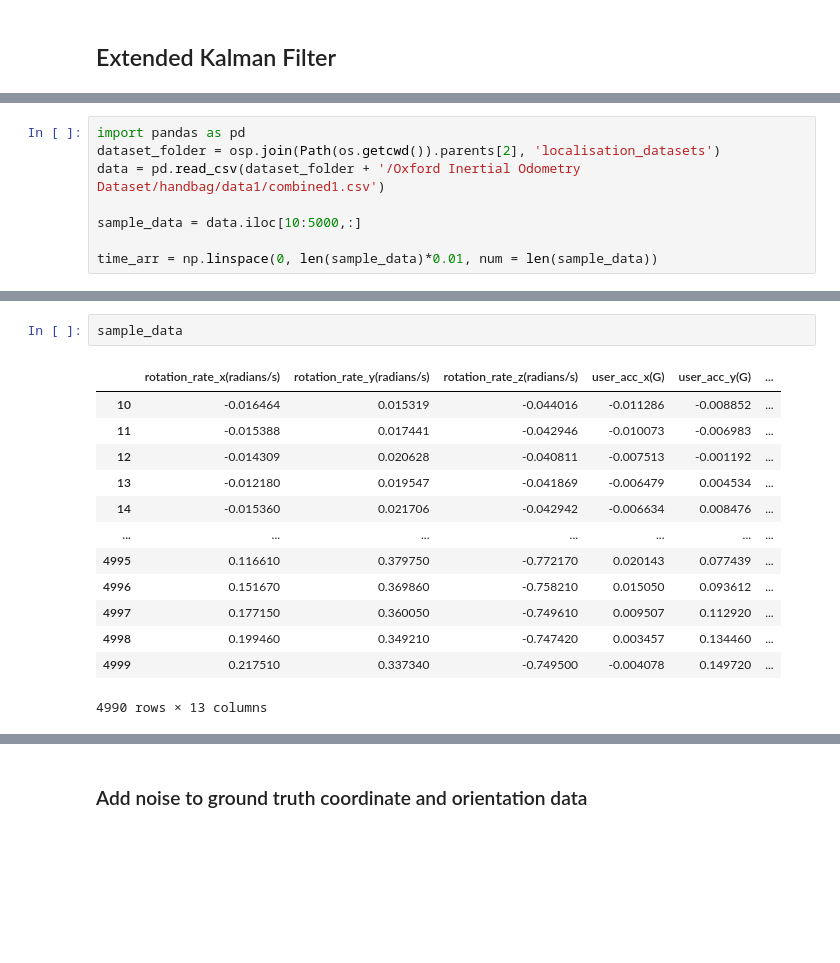
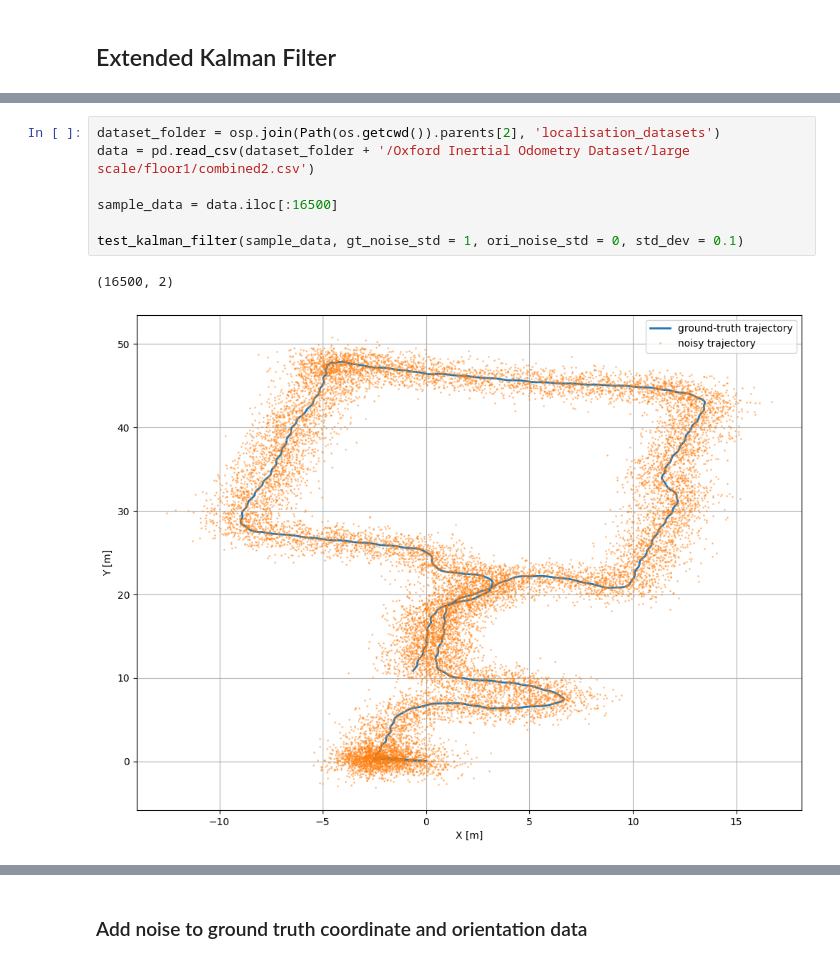
Before and after one commit to AndrewCheam/IMU_localisation, a Jupyter notebook: Oxiod/source/Baselines.ipynb, the cells around one changed output, grey strips where cells are left out. Saved outputs shown, nothing was run; the diff lists cells and outputs as text; blank space fills up the shorter version.

```diff
--- a/Oxiod/source/Baselines.ipynb
+++ b/Oxiod/source/Baselines.ipynb
@@ -48,8 +256,10 @@ from model_resnet1d import *
 # %%
-import pandas as pd
 dataset_folder = osp.join(Path(os.getcwd()).parents[2], 'localisation_datasets')
-data = pd.read_csv(dataset_folder + '/Oxford Inertial Odometry Dataset/handbag/data1/combined1.csv')
+data = pd.read_csv(dataset_folder + '/Oxford Inertial Odometry Dataset/large scale/floor1/combined2.csv')
 
-sample_data = data.iloc[10:5000,:]
+sample_data = data.iloc[:16500]
 
-time_arr = np.linspace(0, len(sample_data)*0.01, num = len(sample_data))
+test_kalman_filter(sample_data, gt_noise_std = 1, ori_noise_std = 0, std_dev = 0.1)
+# %% [output]
+(16500, 2)
+[figure, added]
@@ -56,16 +267,0 @@ time_arr = np.linspace(0, len(sample_data)*0.01, num = len(sample_data))
-# %%
-sample_data
-# %% [output]
-|  | rotation_rate_x(radians/s) | rotation_rate_y(radians/s) | rotation_rate_z(radians/s) | user_acc_x(G) | user_acc_y(G) | ... |
-| 10 | -0.016464 | 0.015319 | -0.044016 | -0.011286 | -0.008852 | ... |
-| 11 | -0.015388 | 0.017441 | -0.042946 | -0.010073 | -0.006983 | ... |
-| 12 | -0.014309 | 0.020628 | -0.040811 | -0.007513 | -0.001192 | ... |
-| 13 | -0.012180 | 0.019547 | -0.041869 | -0.006479 | 0.004534 | ... |
-| 14 | -0.015360 | 0.021706 | -0.042942 | -0.006634 | 0.008476 | ... |
-| ... | ... | ... | ... | ... | ... | ... |
-| 4995 | 0.116610 | 0.379750 | -0.772170 | 0.020143 | 0.077439 | ... |
-| 4996 | 0.151670 | 0.369860 | -0.758210 | 0.015050 | 0.093612 | ... |
-| 4997 | 0.177150 | 0.360050 | -0.749610 | 0.009507 | 0.112920 | ... |
-| 4998 | 0.199460 | 0.349210 | -0.747420 | 0.003457 | 0.134460 | ... |
-| 4999 | 0.217510 | 0.337340 | -0.749500 | -0.004078 | 0.149720 | ... |
-4990 rows × 13 columns
```
Also changed, not shown: parts of 19 cells of this notebook, 1 other file.
